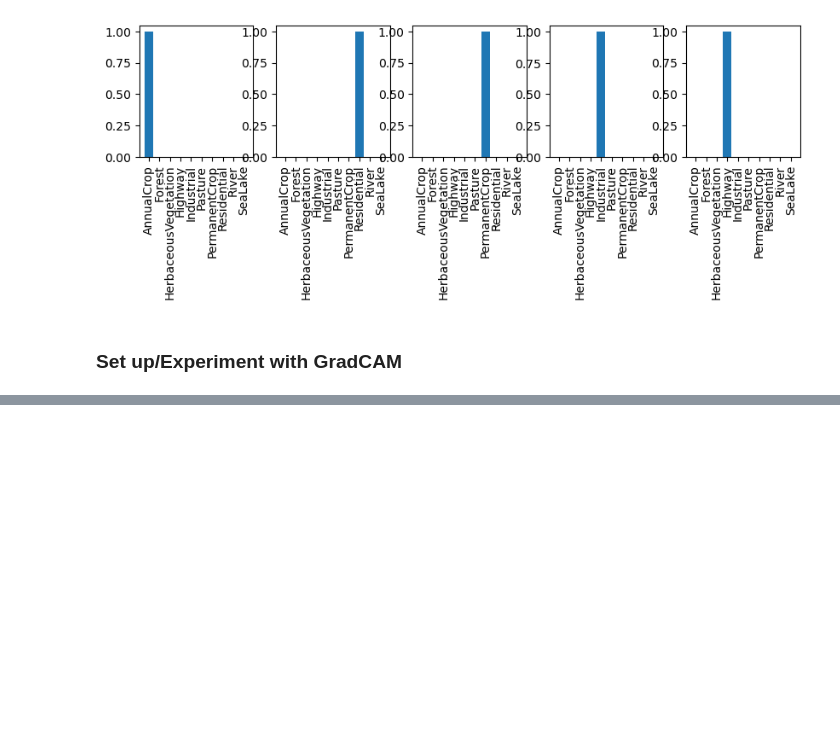
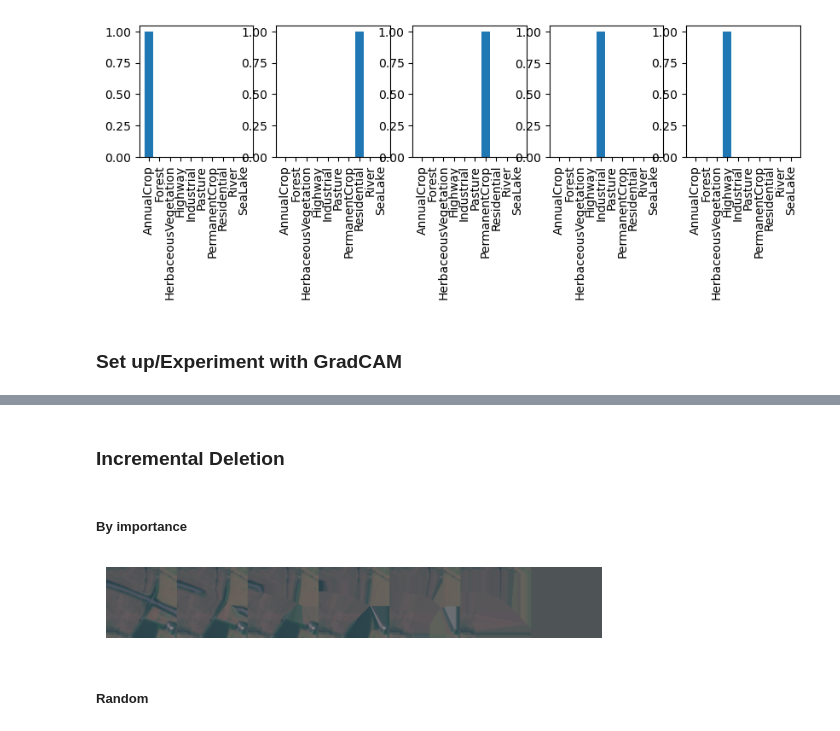
Before and after one commit to tameTNT/evaluating-xai-remote-sensing, a Jupyter notebook: explain_predictions/gradcam.ipynb, the cells around one changed output, grey strips where cells are left out. Saved outputs shown, nothing was run; the diff lists cells and outputs as text; code cells hidden in the pictures; blank space fills up the shorter version.

```diff
--- a/explain_predictions/gradcam.ipynb
+++ b/explain_predictions/gradcam.ipynb
@@ -153,0 +155,15 @@ plt.show()
+# %% [markdown]
+### Incremental Deletion
+# %% [markdown]
+##### By importance
+# %%
+num_del_iterations = 30
+iterative_deletions, k_values = helpers.evaluate_xai.incrementally_delete(imgs_to_explain[i].cpu().numpy(),
+                                                                          ranked_cam[i],
+                                                                          num_del_iterations,
+                                                                          "nn")  # Nearest neighbour deletion as in I. Kakogeorgiou and K. Karantzalos
+iterative_deletions = np.squeeze(iterative_deletions)  # remove singleton dim (no repeats for specified importance)
+helpers.plotting.show_image(einops.rearrange(iterative_deletions[::5], "p c h w -> c h (p w)"))
+plt.show()
+# %% [output]
+[figure, added]
@@ -153,0 +172,2 @@ plt.show()
+# %% [markdown]
+##### Random
```
Also changed, not shown: parts of 12 cells of this notebook.
